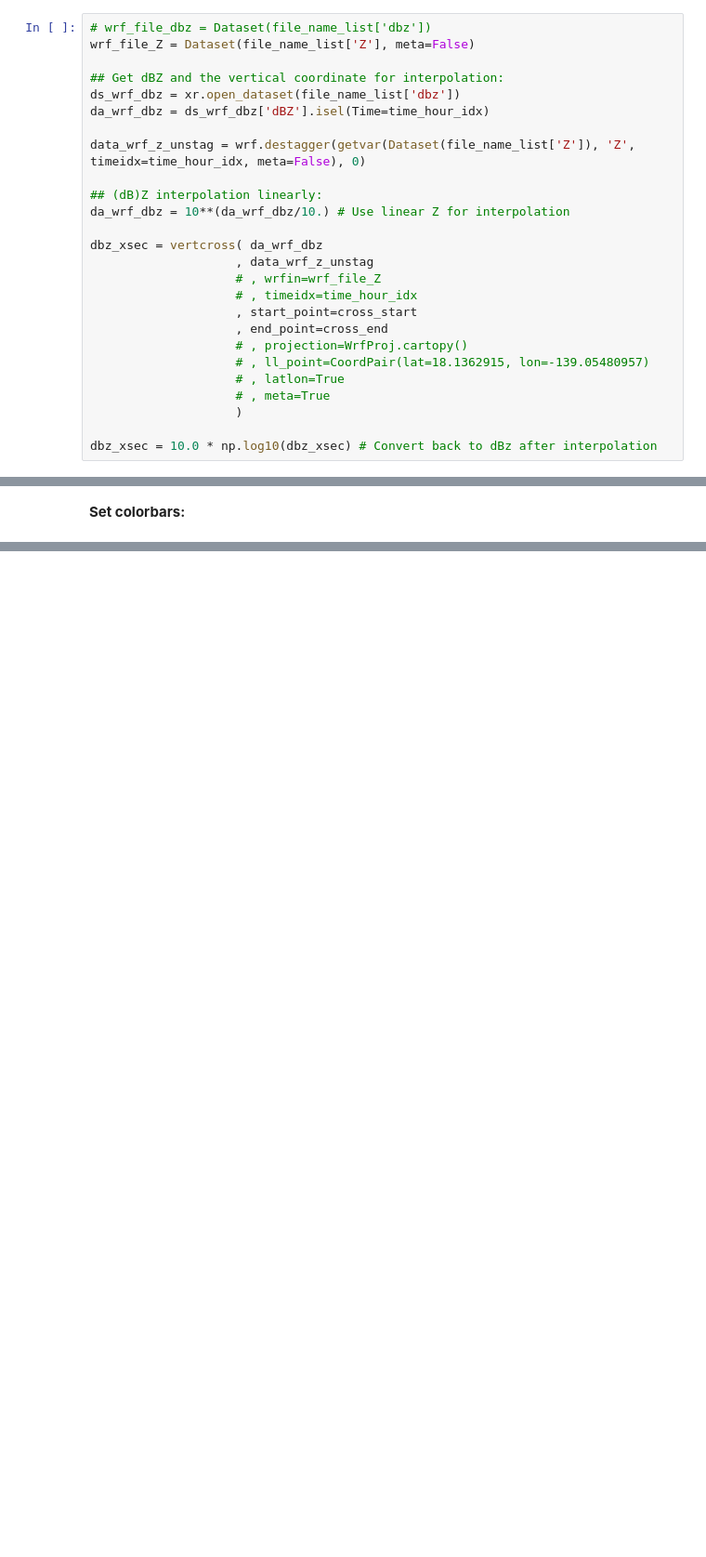
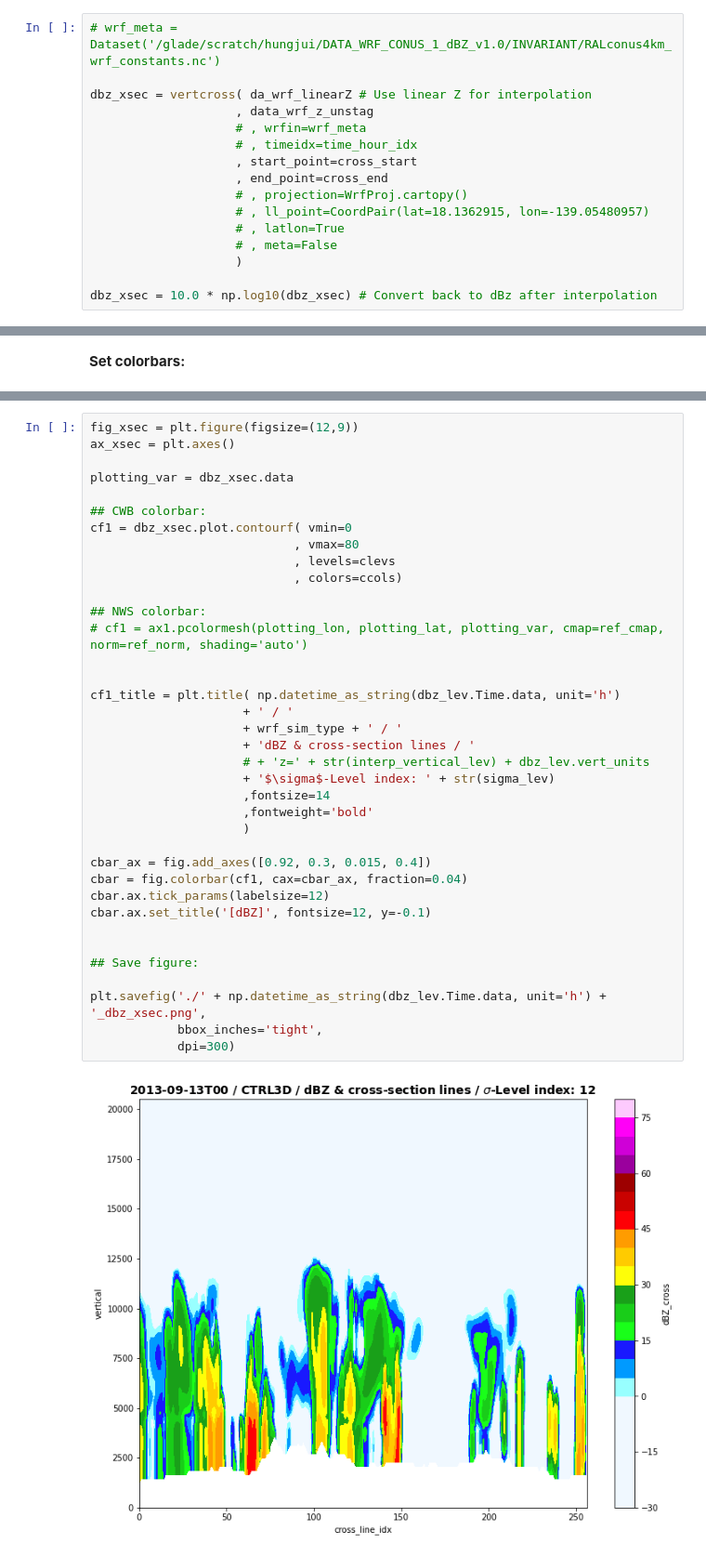
Before and after one commit to Lusicl/WRF_dBZ_Cloud_Classification, a Jupyter notebook: WRF_dBZ_Class_CONUS1/wrf_dbz_CrossSec_Plot_test.ipynb, the cells around one changed output, grey strips where cells are left out. Shown at 93% size. Drawn from its saved outputs; the diff is of its cells as text; blank space fills up the shorter version.

```diff
--- a/WRF_dBZ_Class_CONUS1/wrf_dbz_CrossSec_Plot_test.ipynb
+++ b/WRF_dBZ_Class_CONUS1/wrf_dbz_CrossSec_Plot_test.ipynb
@@ -72,26 +130,16 @@ cross_end = CoordPair(x=100, y=100)
 # %%
-# wrf_file_dbz = Dataset(file_name_list['dbz'])
-wrf_file_Z = Dataset(file_name_list['Z'], meta=False)
+# wrf_meta = Dataset('/glade/scratch/hungjui/DATA_WRF_CONUS_1_dBZ_v1.0/INVARIANT/RALconus4km_wrf_constants.nc')
 
-## Get dBZ and the vertical coordinate for interpolation:
-ds_wrf_dbz = xr.open_dataset(file_name_list['dbz'])
-da_wrf_dbz = ds_wrf_dbz['dBZ'].isel(Time=time_hour_idx)
-
-data_wrf_z_unstag = wrf.destagger(getvar(Dataset(file_name_list['Z']), 'Z', timeidx=time_hour_idx, meta=False), 0)
-
-## (dB)Z interpolation linearly:
-da_wrf_dbz = 10**(da_wrf_dbz/10.) # Use linear Z for interpolation
-
-dbz_xsec = vertcross( da_wrf_dbz
+dbz_xsec = vertcross( da_wrf_linearZ # Use linear Z for interpolation
                     , data_wrf_z_unstag
-                    # , wrfin=wrf_file_Z
+                    # , wrfin=wrf_meta
                     # , timeidx=time_hour_idx
                     , start_point=cross_start
                     , end_point=cross_end
                     # , projection=WrfProj.cartopy()
                     # , ll_point=CoordPair(lat=18.1362915, lon=-139.05480957)
                     # , latlon=True
-                    # , meta=True
+                    # , meta=False
                     )
 
 dbz_xsec = 10.0 * np.log10(dbz_xsec) # Convert back to dBz after interpolation
@@ -240,2 +291,41 @@ plt.savefig('./' + np.datetime_as_string(dbz_lev.Time.data, unit='h') + '_dbz.pn
+# %%
+fig_xsec = plt.figure(figsize=(12,9))
+ax_xsec = plt.axes()
+
+plotting_var = dbz_xsec.data
+
+## CWB colorbar:
+cf1 = dbz_xsec.plot.contourf( vmin=0
+                            , vmax=80
+                            , levels=clevs
+                            , colors=ccols)
+
+## NWS colorbar:
+# cf1 = ax1.pcolormesh(plotting_lon, plotting_lat, plotting_var, cmap=ref_cmap, norm=ref_norm, shading='auto')
+
+
+cf1_title = plt.title( np.datetime_as_string(dbz_lev.Time.data, unit='h')
+                     + ' / '
+                     + wrf_sim_type + ' / '
+                     + 'dBZ & cross-section lines / '
+                     # + 'z=' + str(interp_vertical_lev) + dbz_lev.vert_units
+                     + '$\sigma$-Level index: ' + str(sigma_lev)
+                     ,fontsize=14
+                     ,fontweight='bold'
+                     )
+
+cbar_ax = fig.add_axes([0.92, 0.3, 0.015, 0.4])
+cbar = fig.colorbar(cf1, cax=cbar_ax, fraction=0.04)
+cbar.ax.tick_params(labelsize=12)
+cbar.ax.set_title('[dBZ]', fontsize=12, y=-0.1)
+
+
+## Save figure:
+
+plt.savefig('./' + np.datetime_as_string(dbz_lev.Time.data, unit='h') + '_dbz_xsec.png',
+            bbox_inches='tight',
+            dpi=300)
+# %% [output]
+[figure, added]
 # %%
 %reset
```
Also changed, not shown: parts of 24 cells of this notebook, 2 other files.
